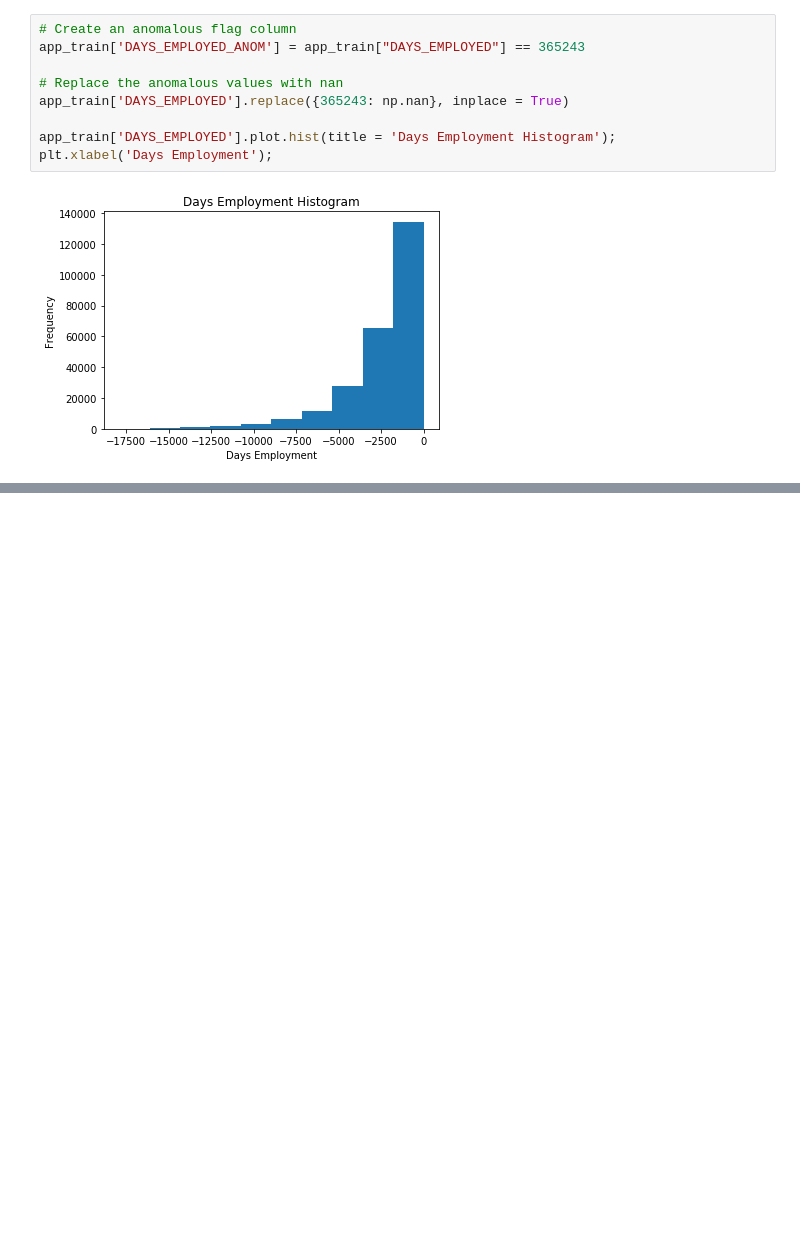
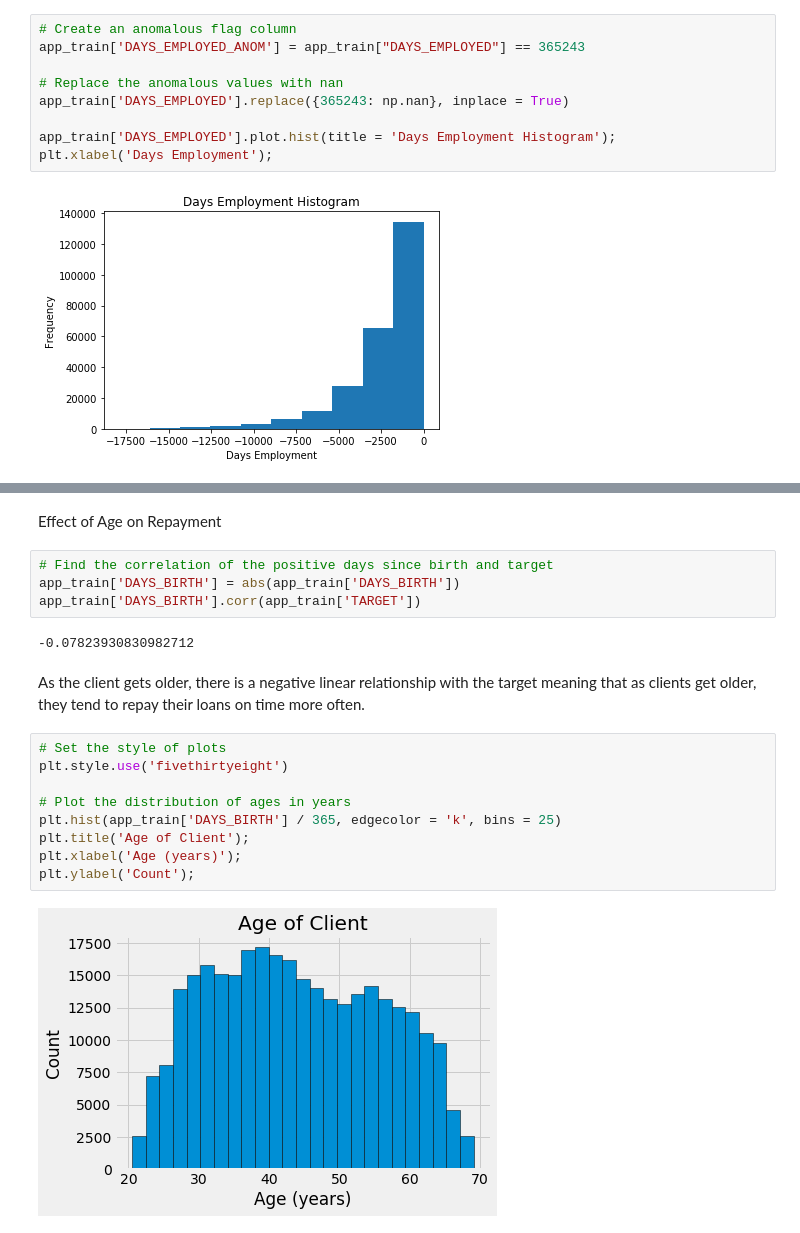
Before and after one commit to ddaly68/Springboard.DataScience, a Jupyter notebook: Capstone/HomeCreditDefaultRisk.ipynb, the cells around one changed output, grey strips where cells are left out. Cells and saved outputs as stored; diff of their text form; blank space fills up the shorter version.

```diff
--- a/Capstone/HomeCreditDefaultRisk.ipynb
+++ b/Capstone/HomeCreditDefaultRisk.ipynb
@@ -214,0 +261,21 @@ plt.xlabel('Days Employment');
+# %% [markdown]
+Effect of Age on Repayment
+# %%
+# Find the correlation of the positive days since birth and target
+app_train['DAYS_BIRTH'] = abs(app_train['DAYS_BIRTH'])
+app_train['DAYS_BIRTH'].corr(app_train['TARGET'])
+# %% [output]
+-0.07823930830982712
+# %% [markdown]
+As the client gets older, there is a negative linear relationship with the target meaning that as clients get older, they tend to repay their loans on time more often.
+# %%
+# Set the style of plots
+plt.style.use('fivethirtyeight')
+
+# Plot the distribution of ages in years
+plt.hist(app_train['DAYS_BIRTH'] / 365, edgecolor = 'k', bins = 25)
+plt.title('Age of Client');
+plt.xlabel('Age (years)');
+plt.ylabel('Count');
+# %% [output]
+[figure, added]
```
Also changed, not shown: parts of 17 cells of this notebook.
